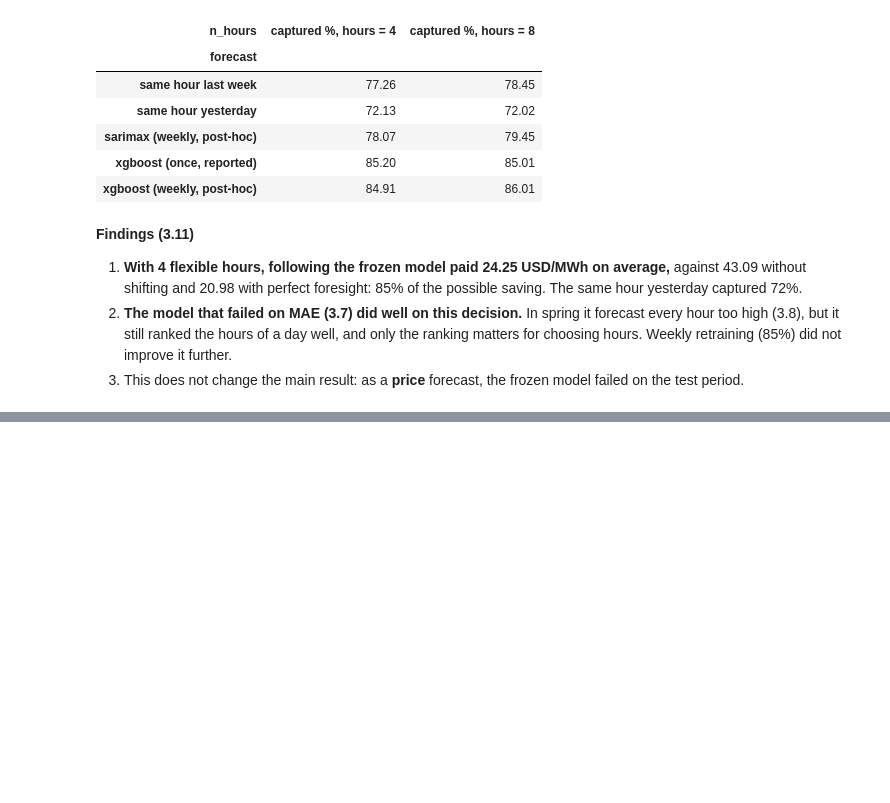
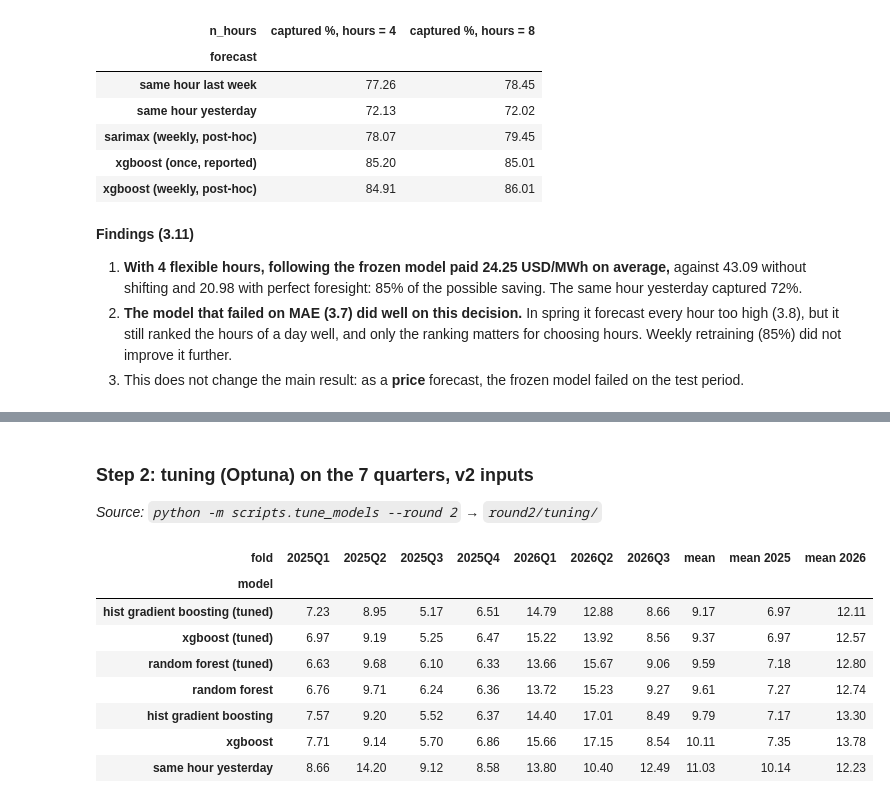
Before and after one commit to icedemirkaano/turkey-electricity-forecasting, a Jupyter notebook: notebooks/02_ptf_models.ipynb, the cells around one changed output, grey strips where cells are left out. Drawn from its saved outputs; the diff is of its cells as text; code cells hidden in the pictures; blank space fills up the shorter version.

```diff
--- a/notebooks/02_ptf_models.ipynb
+++ b/notebooks/02_ptf_models.ipynb
@@ -634,0 +726,19 @@ shifting.pivot(index='forecast', columns='n_hours', values='captured_%').add_pre
+# %% [markdown]
+### Step 2: tuning (Optuna) on the 7 quarters, v2 inputs
+
+*Source: `python -m scripts.tune_models --round 2` → `round2/tuning/`*
+# %%
+tuned2 = pd.read_csv(ROUND2 / 'tuning' / 'tuned_comparison.csv')
+untuned2 = pd.read_csv(ROUND2 / 'comparison.csv').query("inputs == 'v2' or model == 'same hour yesterday'")
+untuned2 = untuned2[untuned2['model'].isin(['xgboost', 'random forest', 'hist gradient boosting', 'same hour yesterday'])]
+mean_over_quarters(pd.concat([untuned2, tuned2]))
+# %% [output]
+| fold | 2025Q1 | 2025Q2 | 2025Q3 | 2025Q4 | 2026Q1 | 2026Q2 | 2026Q3 | mean | mean 2025 | mean 2026 |
+| model |  |  |  |  |  |  |  |  |  |  |
+| hist gradient boosting (tuned) | 7.23 | 8.95 | 5.17 | 6.51 | 14.79 | 12.88 | 8.66 | 9.17 | 6.97 | 12.11 |
+| xgboost (tuned) | 6.97 | 9.19 | 5.25 | 6.47 | 15.22 | 13.92 | 8.56 | 9.37 | 6.97 | 12.57 |
+| random forest (tuned) | 6.63 | 9.68 | 6.10 | 6.33 | 13.66 | 15.67 | 9.06 | 9.59 | 7.18 | 12.80 |
+| random forest | 6.76 | 9.71 | 6.24 | 6.36 | 13.72 | 15.23 | 9.27 | 9.61 | 7.27 | 12.74 |
+| hist gradient boosting | 7.57 | 9.20 | 5.52 | 6.37 | 14.40 | 17.01 | 8.49 | 9.79 | 7.17 | 13.30 |
+| xgboost | 7.71 | 9.14 | 5.70 | 6.86 | 15.66 | 17.15 | 8.54 | 10.11 | 7.35 | 13.78 |
+| same hour yesterday | 8.66 | 14.20 | 9.12 | 8.58 | 13.80 | 10.40 | 12.49 | 11.03 | 10.14 | 12.23 |
```
Also changed, not shown: parts of 20 cells of this notebook.
